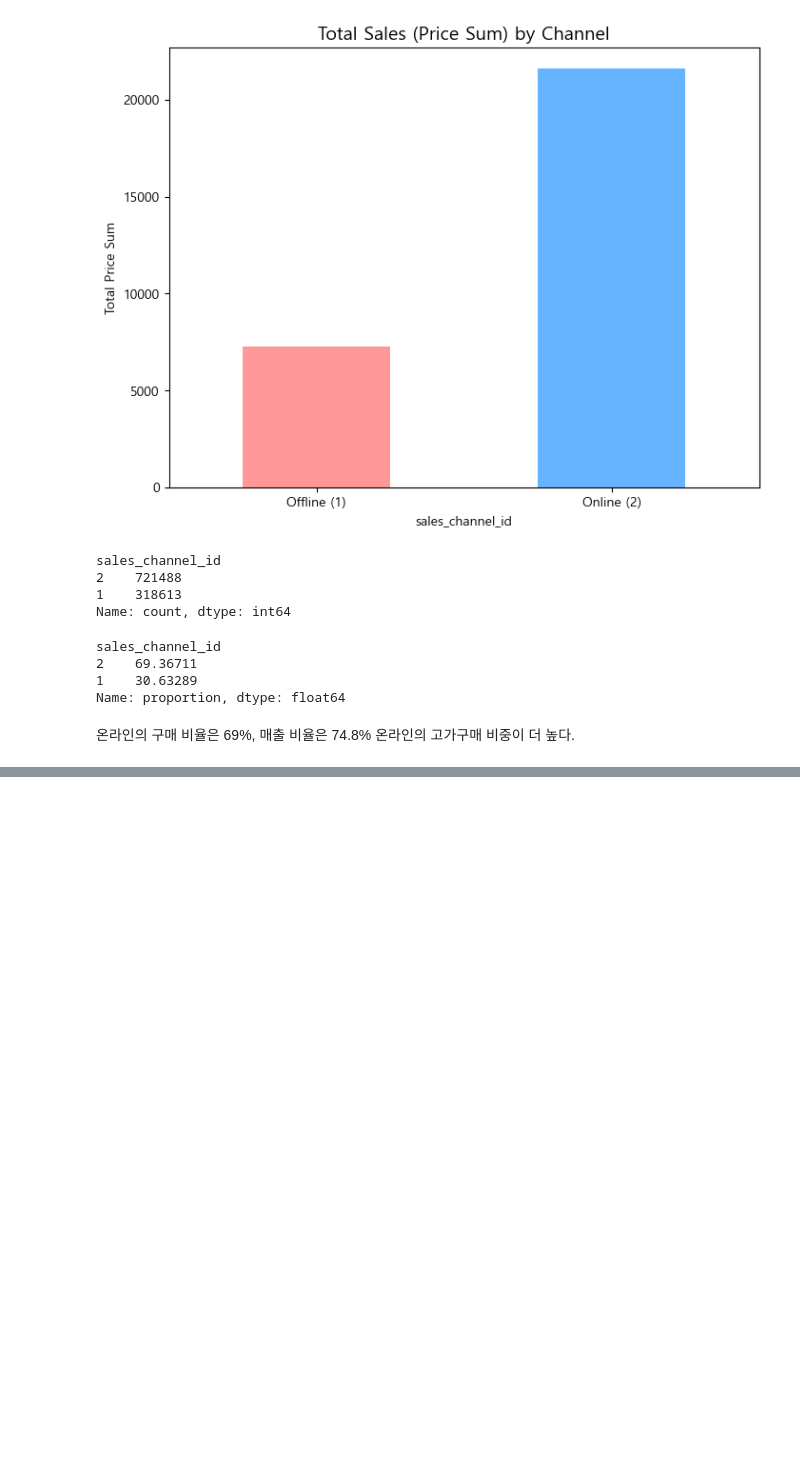
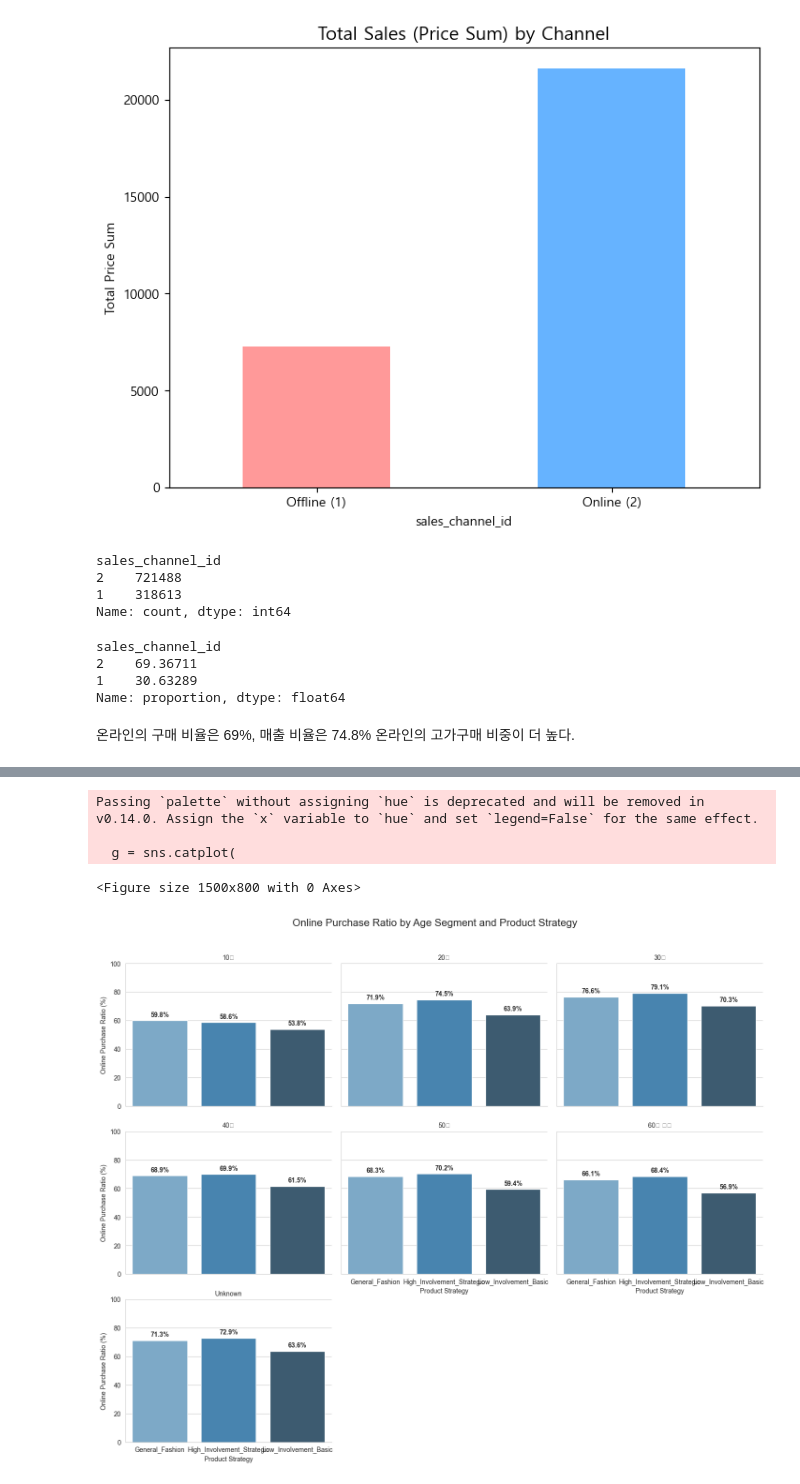
Before and after one commit to yoohengu/cross-gen-biz-analysis, a Jupyter notebook: notebooks/soeun_eda/joinin.ipynb, the cells around one changed output, grey strips where cells are left out. Saved outputs shown, nothing was run; the diff lists cells and outputs as text; code cells hidden in the pictures; blank space fills up the shorter version.

Commit message:
unknown

```diff
--- a/notebooks/soeun_eda/joinin.ipynb
+++ b/notebooks/soeun_eda/joinin.ipynb
@@ -624,0 +682,64 @@ Name: proportion, dtype: float64
+# %%
+import pandas as pd
+import numpy as np
+import matplotlib.pyplot as plt
+import seaborn as sns
+
+# 1. 데이터 그룹화: 연령대, 전략, 채널별로 건수 집계
+# age_segment, product_strategy, sales_channel_id 순서로 그룹핑
+age_strat_channel = final_df.groupby(['age_segment', 'product_strategy', 'sales_channel_id']).size().unstack(fill_value=0)
+
+# 2. 비중(%)으로 변환
+# 각 연령대-전략 조합 내에서 온라인/오프라인의 합이 100이 되도록 계산
+age_strat_ratio = age_strat_channel.div(age_strat_channel.sum(axis=1), axis=0) * 100
+age_strat_ratio.columns = ['Offline', 'Online']
+age_strat_ratio = age_strat_ratio.reset_index()
+
+# 3. 데이터 시각화 (FacetGrid를 사용하여 연령대별로 나누어 보기)
+# 온라인 비중만 따로 뽑아서 시각화하면 가독성이 훨씬 좋아집니다.
+plt.figure(figsize=(15, 8))
+sns.set_style("whitegrid")
+
+# 연령대 순서 정의 (Unknown은 마지막에)
+age_order = sorted([a for a in final_df['age_segment'].unique() if a != 'Unknown']) + ['Unknown']
+
+# 연령대별로 product_strategy에 따른 'Online' 구매 비중 그래프
+g = sns.catplot(
+    data=age_strat_ratio,
+    x='product_strategy',
+    y='Online',
+    col='age_segment',
+    col_order=age_order,
+    kind='bar',
+    palette='Blues_d',
+    col_wrap=3, # 한 줄에 3개씩 배치
+    height=4,
+    aspect=1.2
+)
+
+# 그래프 디테일 설정
+g.set_axis_labels("Product Strategy", "Online Purchase Ratio (%)")
+g.set_titles("{col_name}")
+g.set(ylim=(0, 100))
+
+# 각 막대 위에 수치 표시
+for ax in g.axes.flat:
+    for p in ax.patches:
+        ax.annotate(f'{p.get_height():.1f}%',
+                    (p.get_x() + p.get_width() / 2., p.get_height()),
+                    ha = 'center', va = 'center',
+                    xytext = (0, 9),
+                    textcoords = 'offset points',
+                    fontsize=10, fontweight='bold')
+
+plt.subplots_adjust(top=0.9)
+g.fig.suptitle('Online Purchase Ratio by Age Segment and Product Strategy', fontsize=16)
+
+# 결과 저장
+plt.savefig('age_strategy_channel_analysis.png')
+# %% [output]
+Passing `palette` without assigning `hue` is deprecated and will be removed in v0.14.0. Assign the `x` variable to `hue` and set `legend=False` for the same effect.
+
+  g = sns.catplot(
+<Figure size 1500x800 with 0 Axes>
+[figure, added]
```
Also changed, not shown: parts of 50 cells of this notebook.
